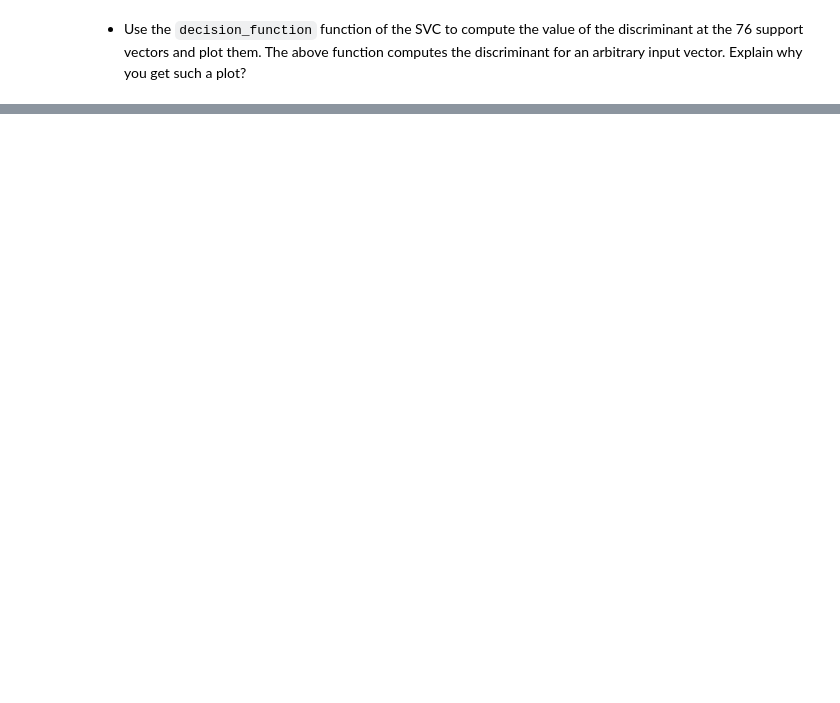
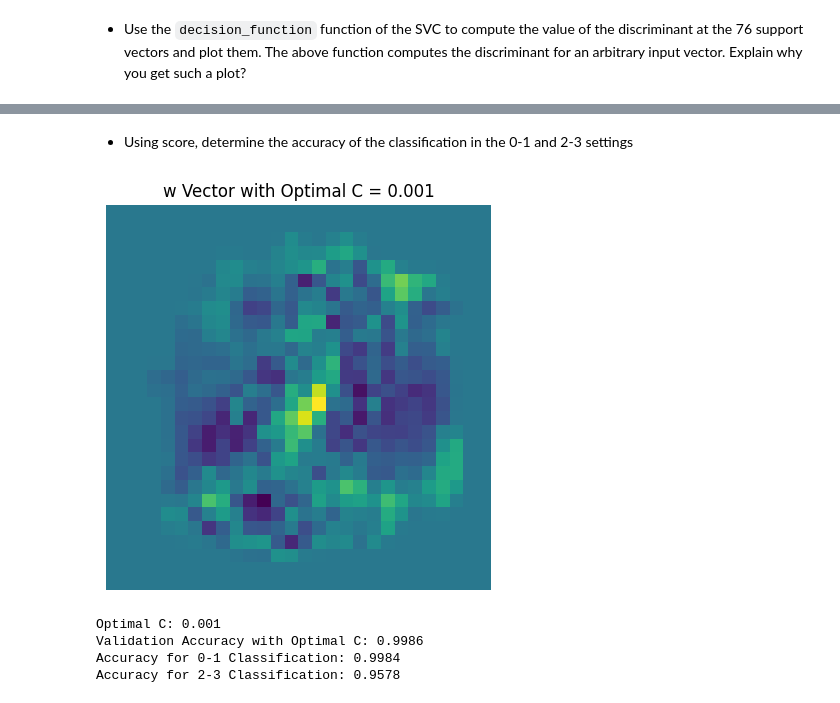
Before and after one commit to bmcano/homework-assignments, a Jupyter notebook: Machine-Learning/Project/Project.ipynb, the cells around one changed output, grey strips where cells are left out. Saved outputs shown, nothing was run; the diff lists cells and outputs as text; code cells hidden in the pictures; blank space fills up the shorter version.

```diff
--- a/Machine-Learning/Project/Project.ipynb
+++ b/Machine-Learning/Project/Project.ipynb
@@ -594,0 +732,52 @@ input vector. Explain why you get such a plot?
+# %% [markdown]
+- Using score, determine the accuracy of the classification in the 0-1 and 2-3 settings
+# %%
+C_values = [0.001, 0.01, 0.1, 1, 10, 100]
+best_C = None
+best_accuracy = 0
+best_model = None
+
+for C in C_values:
+    svm_classifier = SVC(kernel="linear", C=C)
+    svm_classifier.fit(X_train, y_train)
+    accuracy = svm_classifier.score(X_val, y_val)
+    if accuracy > best_accuracy:
+        best_accuracy = accuracy
+        best_C = C
+        best_model = svm_classifier
+
+# Display the w vector for the optimal C
+w_vector_optimal = best_model.coef_.reshape(28, 28)
+plt.figure(figsize=(5, 5))
+plt.imshow(w_vector_optimal, cmap='viridis')
+plt.title(f"w Vector with Optimal C = {best_C}")
+plt.axis("off")
+plt.show()
+
+print(f"Optimal C: {best_C}")
+print(f"Validation Accuracy with Optimal C: {best_accuracy:.4f}")
+
+accuracy_01 = best_model.score(X_test, y_test)
+print(f"Accuracy for 0-1 Classification: {accuracy_01:.4f}")
+
+# 2-3 Classification
+x2 = X[(y == 2)]
+x3 = X[(y == 3)]
+
+Xtrain_23 = np.concatenate((x2, x3), axis=0)
+ytrain_23 = np.concatenate((np.zeros(x2.shape[0]), np.ones(x3.shape[0])), axis=0)
+
+X_train_23, X_test_23, y_train_23, y_test_23 = train_test_split(Xtrain_23, ytrain_23, test_size=0.3, random_state=1)
+X_train_23, X_val_23, y_train_23, y_val_23 = train_test_split(X_train_23, y_train_23, test_size=0.14, random_state=1)
+
+svm_classifier_23 = SVC(kernel="linear", C=best_C)
+svm_classifier_23.fit(X_train_23, y_train_23)
+accuracy_23 = svm_classifier_23.score(X_test_23, y_test_23)
+
+print(f"Accuracy for 2-3 Classification: {accuracy_23:.4f}")
+# %% [output]
+[figure, added]
+Optimal C: 0.001
+Validation Accuracy with Optimal C: 0.9986
+Accuracy for 0-1 Classification: 0.9984
+Accuracy for 2-3 Classification: 0.9578
```
Also changed, not shown: parts of 14 cells of this notebook.
